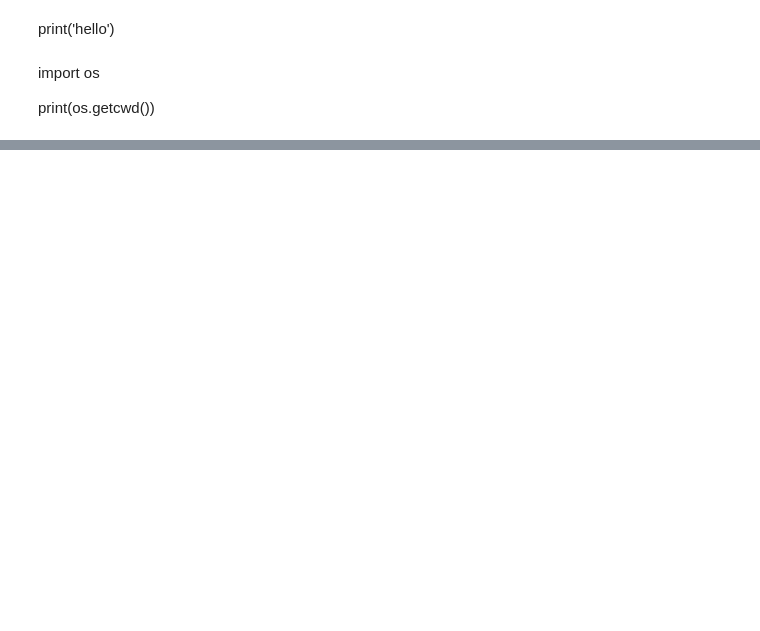
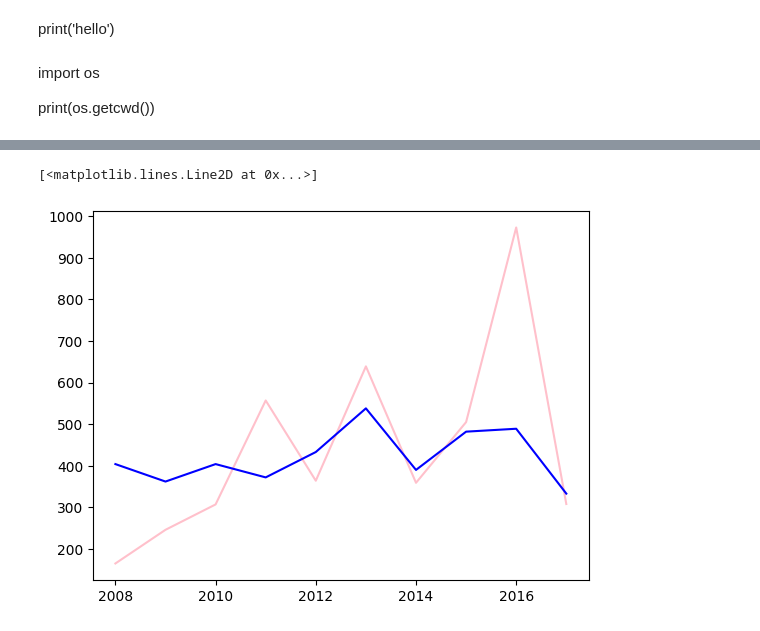
Before and after one commit to luckyshivhare/MissionMangal, a Jupyter notebook: mathplotlib/Untitled.ipynb, the cells around one changed output, grey strips where cells are left out. Saved outputs shown, nothing was run; the diff lists cells and outputs as text; code cells hidden in the pictures; blank space fills up the shorter version.

```diff
--- a/mathplotlib/Untitled.ipynb
+++ b/mathplotlib/Untitled.ipynb
@@ -35,0 +77,10 @@ print(os.getcwd())
+# %%
+batsman = pd.read_csv('sharma-kohli.csv')
+batsman
+
+plt.plot(batsman['index'],batsman['V Kohli'],color = 'pink'# or we also use hex color code)
+
+plt.plot(batsman['index'],batsman['RG Sharma'],color = 'blue')
+# %% [output]
+[<matplotlib.lines.Line2D at 0x...>]
+[figure, added]
```
Also changed, not shown: parts of 8 cells of this notebook, 2 other files.
